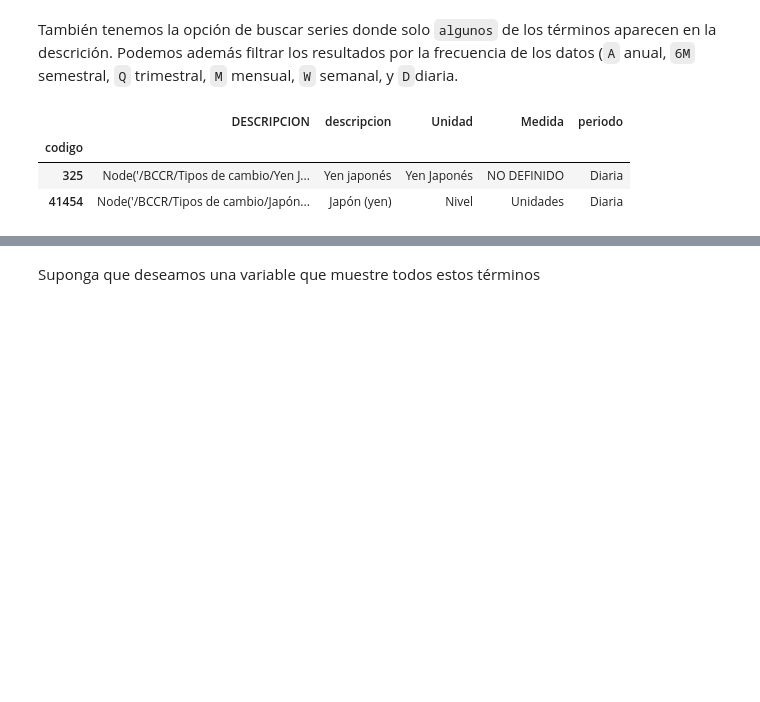
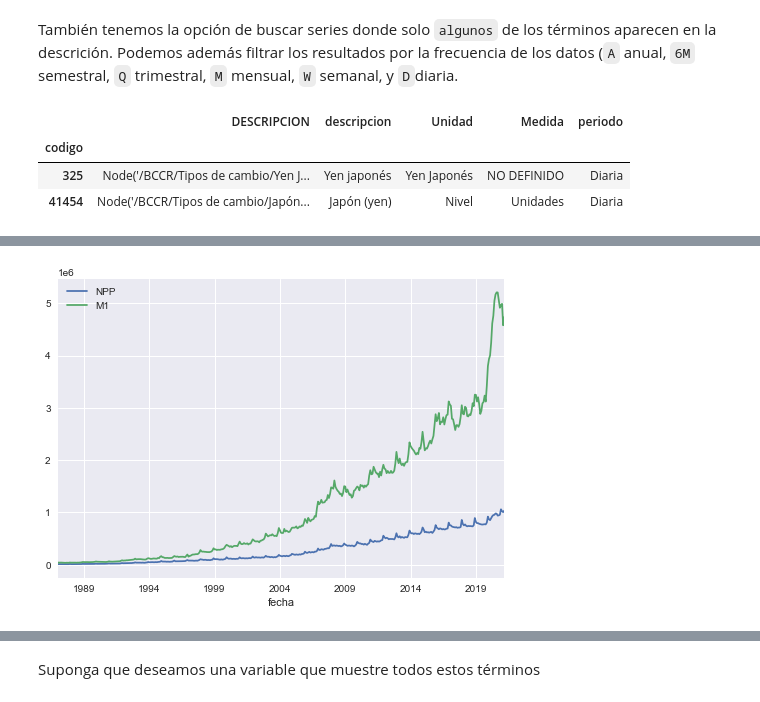
Before and after one commit to randall-romero/EC4301, a Jupyter notebook: Laboratorios/Demo Servicio Web.ipynb, the cells around one changed output, grey strips where cells are left out. Cells and saved outputs as stored; diff of their text form; code cells hidden in the pictures; blank space fills up the shorter version.

```diff
--- a/Laboratorios/Demo Servicio Web.ipynb
+++ b/Laboratorios/Demo Servicio Web.ipynb
@@ -111 +80,6 @@ dinero.plot()
+# %%
+dinero = SW(NPP=1365, M1=1445)
+dinero.plot();
+# %% [output]
+[figure, added]
 # %% [markdown]
```
Also changed, not shown: parts of 32 cells of this notebook.
